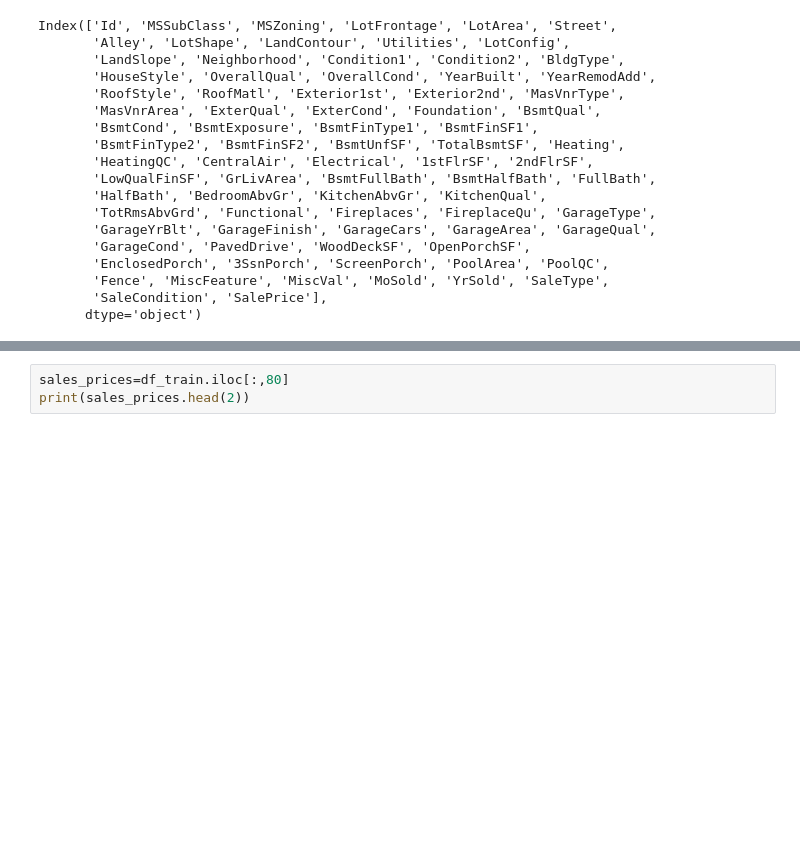
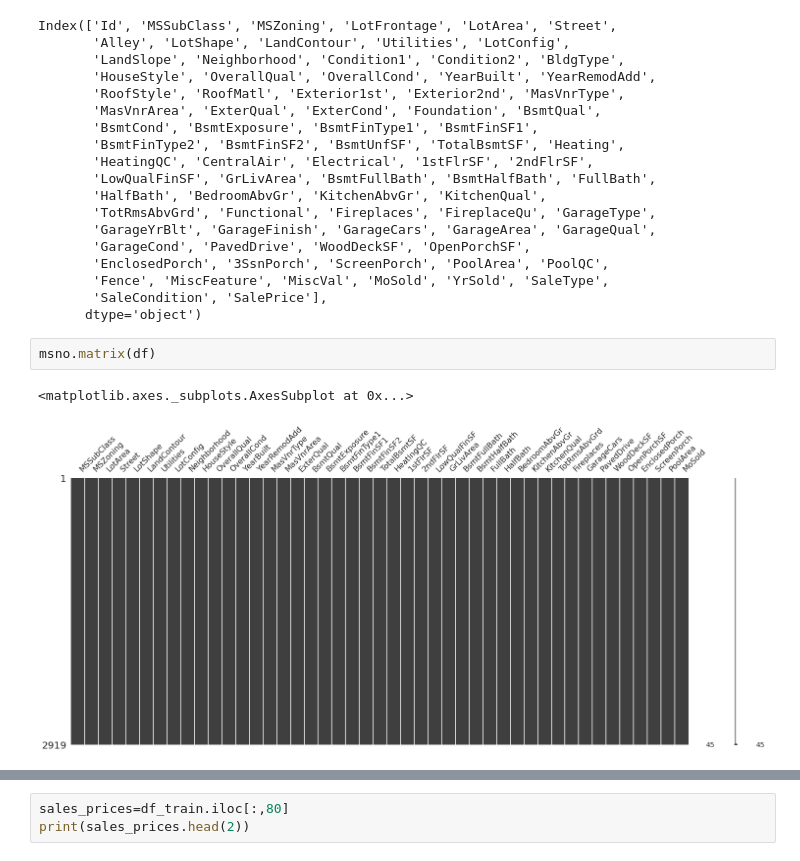
Before and after one commit to Aboubacar2012/ML_Project, a Jupyter notebook: housing.ipynb, the cells around one changed output, grey strips where cells are left out. Cells and saved outputs as stored; diff of their text form; blank space fills up the shorter version.

```diff
--- a/housing.ipynb
+++ b/housing.ipynb
@@ -54,3 +70,8 @@ Index(['Id', 'MSSubClass', 'MSZoning', 'LotFrontage', 'LotArea', 'Street',
        'Fence', 'MiscFeature', 'MiscVal', 'MoSold', 'YrSold', 'SaleType',
        'SaleCondition', 'SalePrice'],
       dtype='object')
+# %%
+msno.matrix(df)
+# %% [output]
+<matplotlib.axes._subplots.AxesSubplot at 0x...>
+[figure, added]
```
Also changed, not shown: parts of 50 cells of this notebook.
